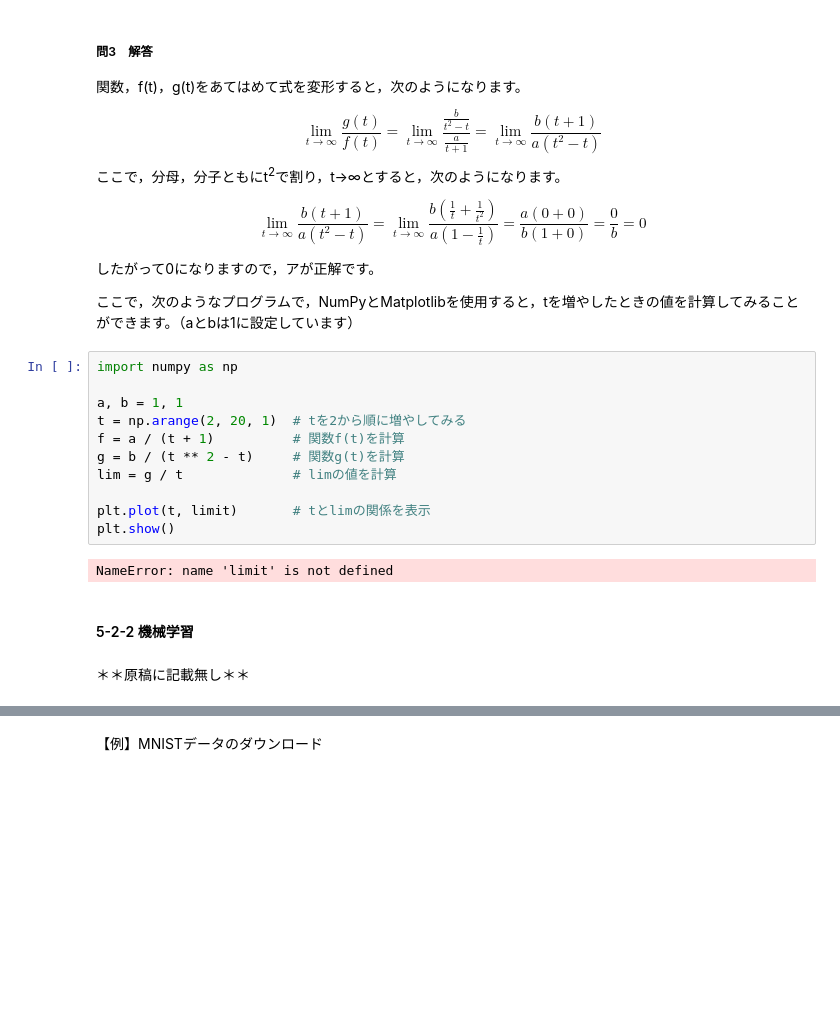
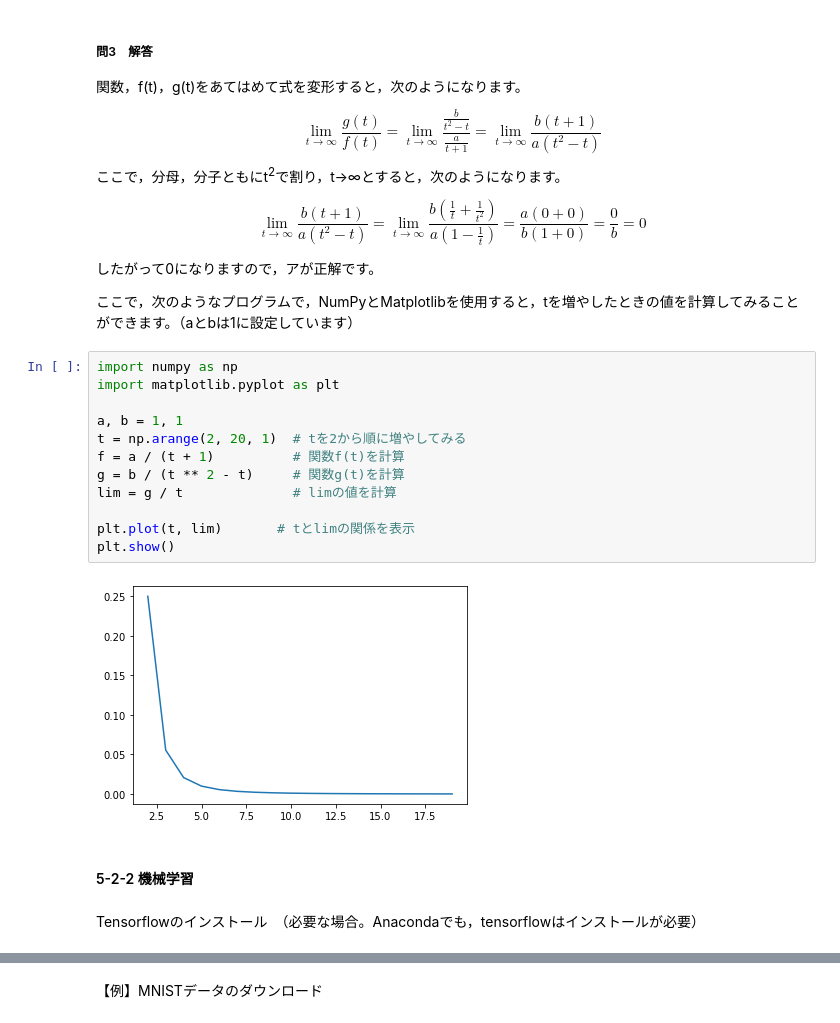
Before and after one commit to mizukix/fe-python, a Jupyter notebook: Chapter 5. Python Text.ipynb, the cells around one changed output, grey strips where cells are left out. Saved outputs shown, nothing was run; the diff lists cells and outputs as text; blank space fills up the shorter version.

```diff
--- a/Chapter 5. Python Text.ipynb
+++ b/Chapter 5. Python Text.ipynb
@@ -148,20 +142,21 @@ $$
 ここで，次のようなプログラムで，NumPyとMatplotlibを使用すると，tを増やしたときの値を計算してみることができます。（aとbは1に設定しています）
 # %%
 import numpy as np
+import matplotlib.pyplot as plt
 
 a, b = 1, 1
 t = np.arange(2, 20, 1)  # tを2から順に増やしてみる
 f = a / (t + 1)          # 関数f(t)を計算
 g = b / (t ** 2 - t)     # 関数g(t)を計算
 lim = g / t              # limの値を計算
 
-plt.plot(t, limit)       # tとlimの関係を表示
+plt.plot(t, lim)       # tとlimの関係を表示
 plt.show()
 # %% [output]
-NameError: name 'limit' is not defined
+[figure, added]
 # %% [markdown]
 #### 5-2-2 機械学習
-# %% [markdown]
-＊＊原稿に記載無し＊＊
+# %% [markdown]
+Tensorflowのインストール　（必要な場合。Anacondaでも，tensorflowはインストールが必要）
 # %%
 !pip install tensorflow
```
Also changed, not shown: parts of 28 cells of this notebook.
